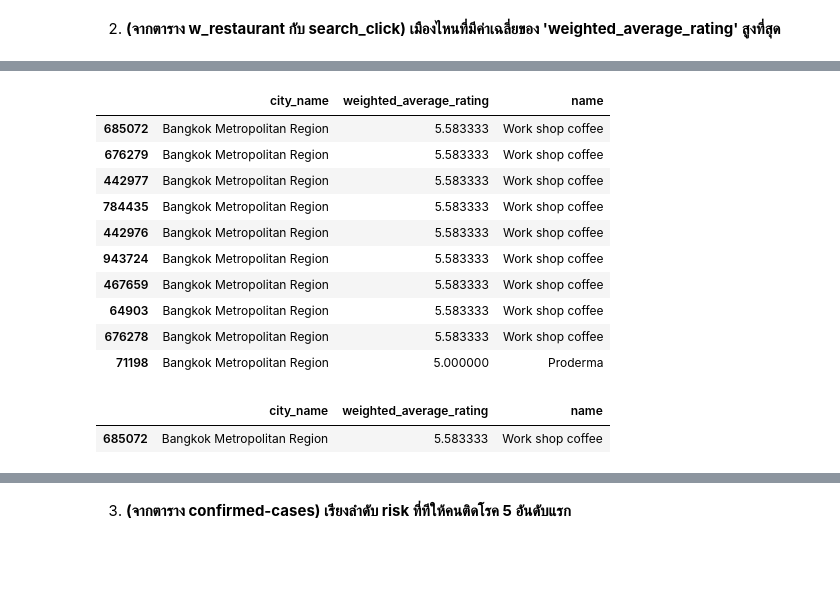
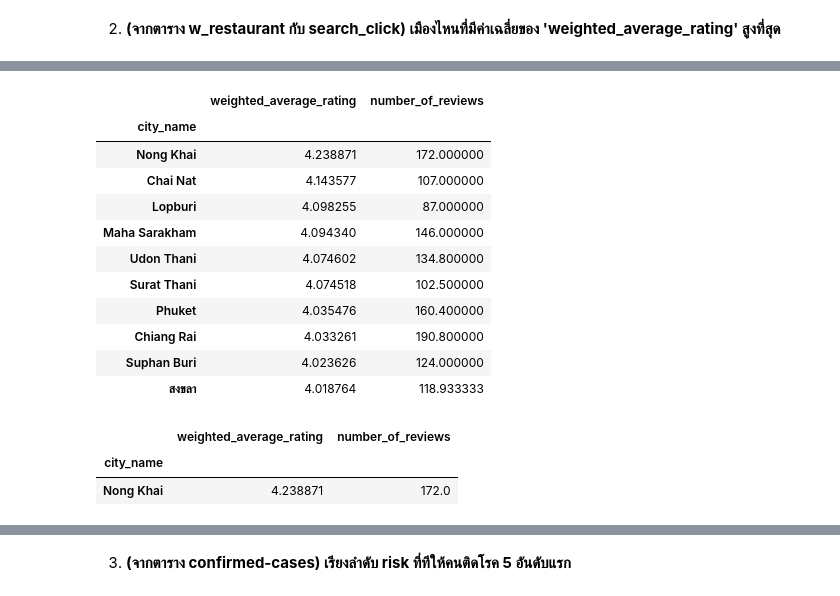
Before and after one commit to Khamsaen2489/DWDM21, a Jupyter notebook: Data_Preprocessing_(Chapter3).ipynb, the cells around one changed output, grey strips where cells are left out. Saved outputs shown, nothing was run; the diff lists cells and outputs as text; code cells hidden in the pictures; blank space fills up the shorter version.

```diff
--- a/Data_Preprocessing_(Chapter3).ipynb
+++ b/Data_Preprocessing_(Chapter3).ipynb
@@ -1558,0 +1552,3 @@ city_war
+# %%
+w_restaurant_war = w_restaurant[['city_name','weighted_average_rating','number_of_reviews']]
+w_restaurant_war
@@ -1558,0 +1571,3 @@ city_war
+# %%
+w_res_war_mean = w_restaurant_war[w_restaurant['number_of_reviews']>=np.mean((10,100,70,150))]
+w_res_war_mean
@@ -1559,21 +1588,25 @@ city_war
 # %%
 ### เมืองที่มีค่าเฉลี่ยของ 'weighted_average_rating' สูงที่สุด 10 อันดับแรก
-city_war.sort_values(by=['weighted_average_rating'],ascending=False).head(10)
+
+w_res_war_mean.groupby('city_name').mean().sort_values(by=['weighted_average_rating'],ascending=False).head(10)
 # %% [output]
-|  | city_name | weighted_average_rating | name |
-| 685072 | Bangkok Metropolitan Region | 5.583333 | Work shop coffee |
-| 676279 | Bangkok Metropolitan Region | 5.583333 | Work shop coffee |
-| 442977 | Bangkok Metropolitan Region | 5.583333 | Work shop coffee |
-| 784435 | Bangkok Metropolitan Region | 5.583333 | Work shop coffee |
-| 442976 | Bangkok Metropolitan Region | 5.583333 | Work shop coffee |
-| 943724 | Bangkok Metropolitan Region | 5.583333 | Work shop coffee |
-| 467659 | Bangkok Metropolitan Region | 5.583333 | Work shop coffee |
-| 64903 | Bangkok Metropolitan Region | 5.583333 | Work shop coffee |
-| 676278 | Bangkok Metropolitan Region | 5.583333 | Work shop coffee |
-| 71198 | Bangkok Metropolitan Region | 5.000000 | Proderma |
+|  | weighted_average_rating | number_of_reviews |
+| city_name |  |  |
+| Nong Khai | 4.238871 | 172.000000 |
+| Chai Nat | 4.143577 | 107.000000 |
+| Lopburi | 4.098255 | 87.000000 |
+| Maha Sarakham | 4.094340 | 146.000000 |
+| Udon Thani | 4.074602 | 134.800000 |
+| Surat Thani | 4.074518 | 102.500000 |
+| Phuket | 4.035476 | 160.400000 |
+| Chiang Rai | 4.033261 | 190.800000 |
+| Suphan Buri | 4.023626 | 124.000000 |
+| สงขลา | 4.018764 | 118.933333 |
 # %%
 ### เมืองที่มีค่าเฉลี่ยของ 'weighted_average_rating' สูงที่สุด
-city_war.sort_values(by=['weighted_average_rating'],ascending=False).head(1)
+
+w_res_war_mean.groupby('city_name').mean().sort_values(by=['weighted_average_rating'],ascending=False).head(1)
 # %% [output]
-|  | city_name | weighted_average_rating | name |
-| 685072 | Bangkok Metropolitan Region | 5.583333 | Work shop coffee |
+|  | weighted_average_rating | number_of_reviews |
+| city_name |  |  |
+| Nong Khai | 4.238871 | 172.0 |
```
Also changed, not shown: parts of 27 cells of this notebook.
